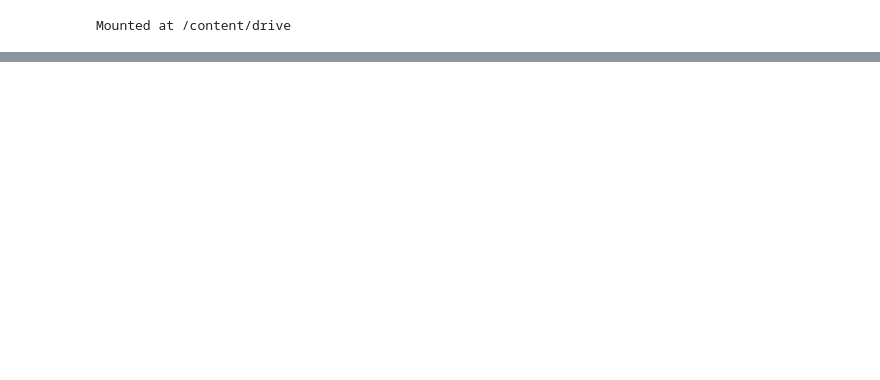
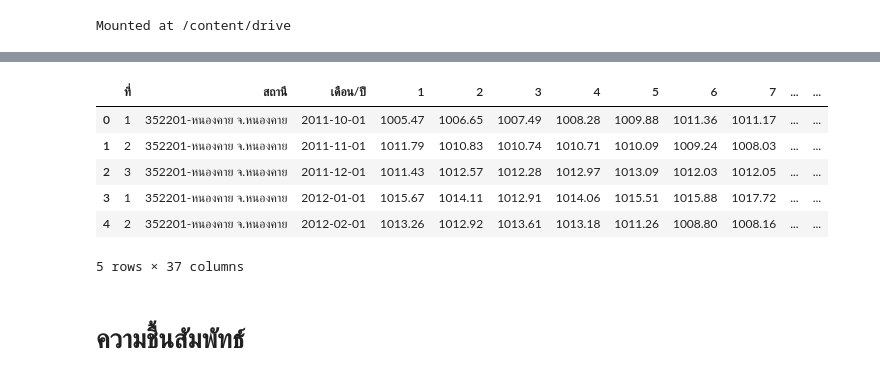
Before and after one commit to SasiwimonV/bsc_dpdm22, a Jupyter notebook: Quiz_Group_5_20_of_Midterm.ipynb, the cells around one changed output, grey strips where cells are left out. Saved outputs shown, nothing was run; the diff lists cells and outputs as text; code cells hidden in the pictures; blank space fills up the shorter version.

```diff
--- a/Quiz_Group_5_20_of_Midterm.ipynb
+++ b/Quiz_Group_5_20_of_Midterm.ipynb
@@ -37,0 +74,14 @@ skkc.head()
+# %%
+allk['เดือน'] = allk['เดือน/ปี'].dt.month
+allk['ปี'] = allk['เดือน/ปี'].dt.year
+allk.head()
+# %% [output]
+|  | ที่ | สถานี | เดือน/ปี | 1 | 2 | 3 | 4 | 5 | 6 | 7 | ... | ... |
+| 0 | 1 | 352201-หนองคาย จ.หนองคาย | 2011-10-01 | 1005.47 | 1006.65 | 1007.49 | 1008.28 | 1009.88 | 1011.36 | 1011.17 | ... | ... |
+| 1 | 2 | 352201-หนองคาย จ.หนองคาย | 2011-11-01 | 1011.79 | 1010.83 | 1010.74 | 1010.71 | 1010.09 | 1009.24 | 1008.03 | ... | ... |
+| 2 | 3 | 352201-หนองคาย จ.หนองคาย | 2011-12-01 | 1011.43 | 1012.57 | 1012.28 | 1012.97 | 1013.09 | 1012.03 | 1012.05 | ... | ... |
+| 3 | 1 | 352201-หนองคาย จ.หนองคาย | 2012-01-01 | 1015.67 | 1014.11 | 1012.91 | 1014.06 | 1015.51 | 1015.88 | 1017.72 | ... | ... |
+| 4 | 2 | 352201-หนองคาย จ.หนองคาย | 2012-02-01 | 1013.26 | 1012.92 | 1013.61 | 1013.18 | 1011.26 | 1008.80 | 1008.16 | ... | ... |
+5 rows × 37 columns
+# %% [markdown]
+# ความชื้นสัมพัทธ์
```
Also changed, not shown: parts of 74 cells of this notebook.
